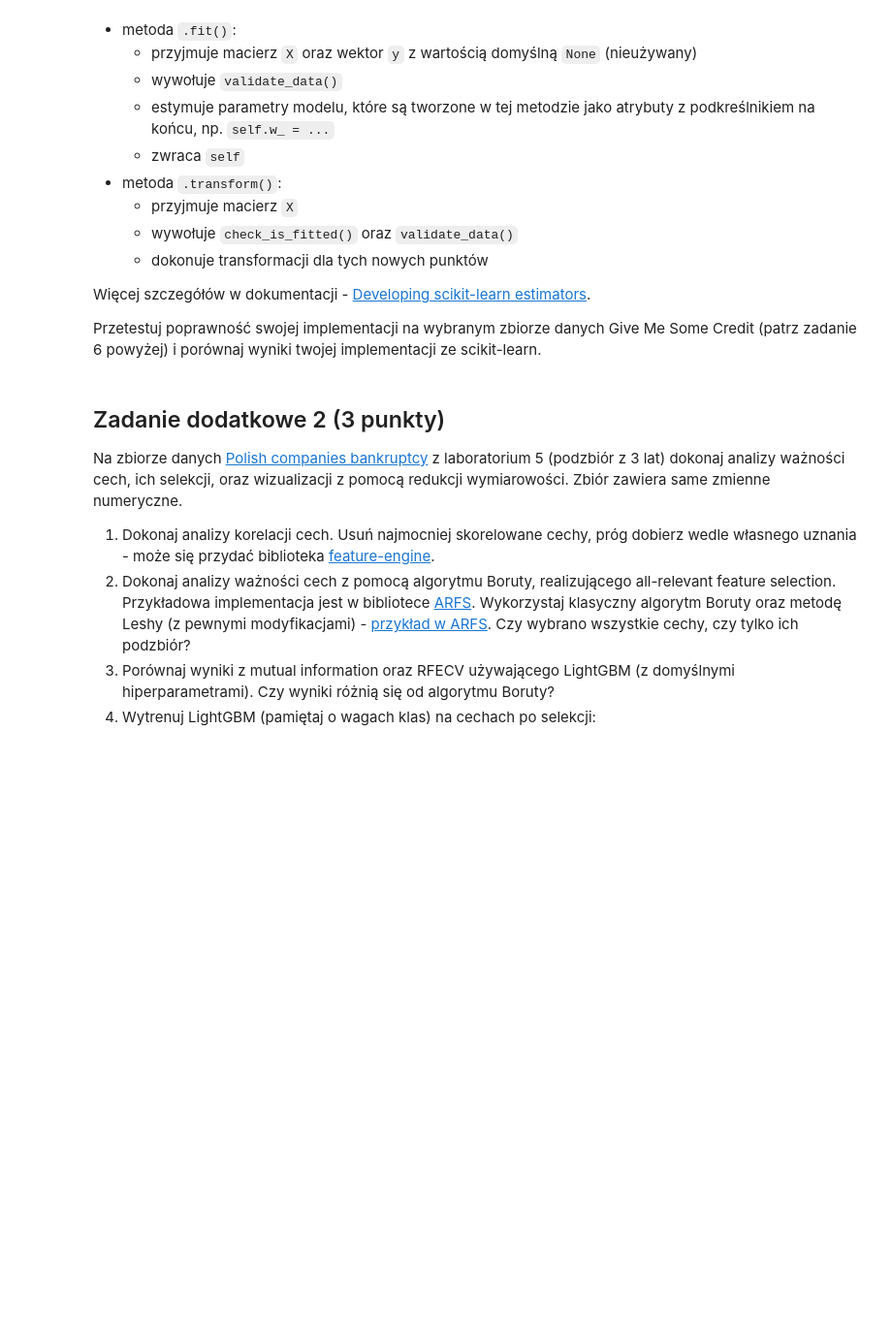
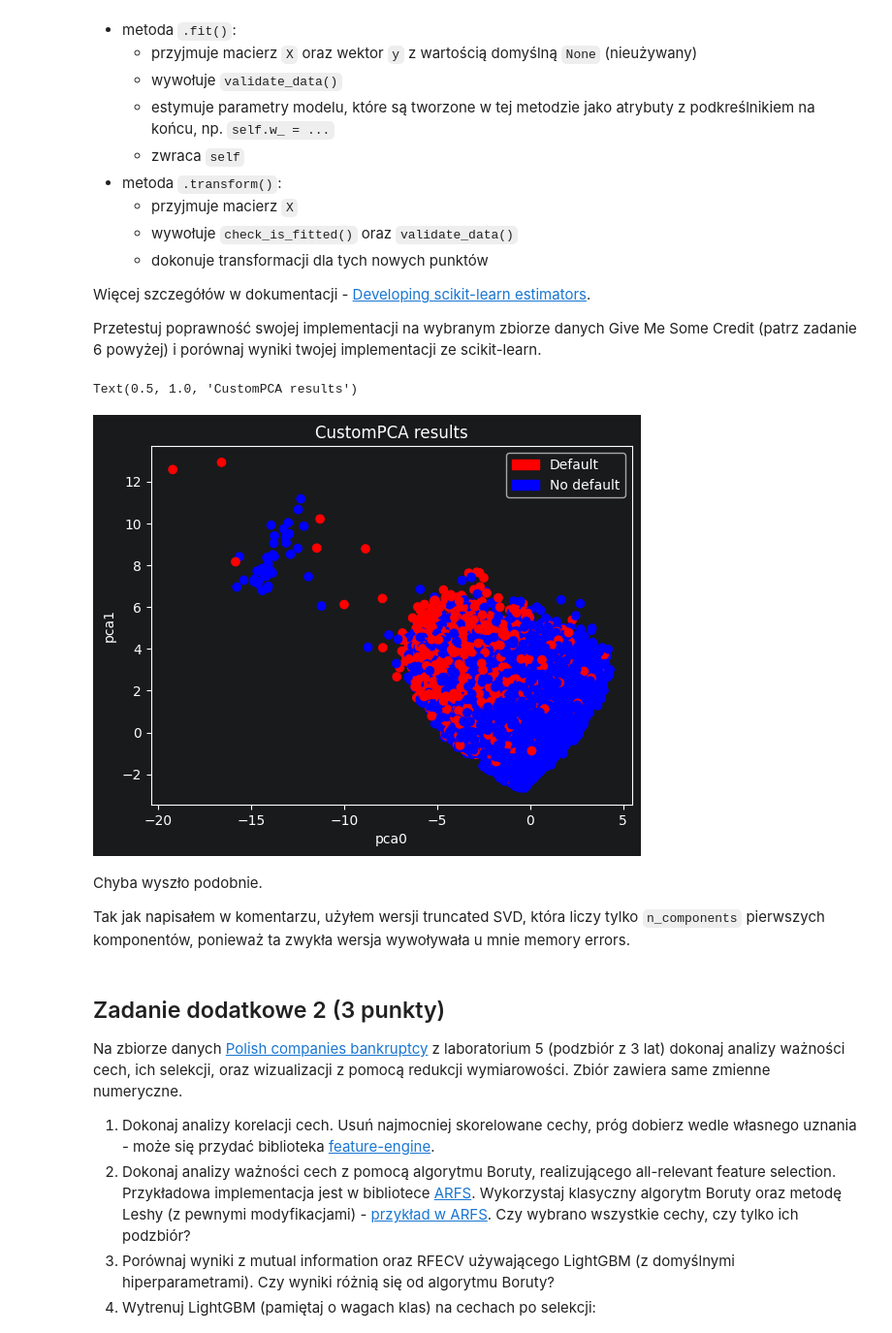
Before and after one commit to krzysztof-kopel/podstawy-uczenia-maszynowego, a Jupyter notebook: lab6/notebook.ipynb, the cells around one changed output. Shown at 97% size. Cells and saved outputs as stored; diff of their text form; code cells hidden in the pictures; blank space fills up the shorter version.

```diff
--- a/lab6/notebook.ipynb
+++ b/lab6/notebook.ipynb
@@ -913,6 +915,56 @@ Interfejs scikit-learn dla uczenia nienadzorowanego zakłada:
 Więcej szczegółów w dokumentacji - [Developing scikit-learn estimators](https://scikit-learn.org/stable/developers/develop.html).
 
 Przetestuj poprawność swojej implementacji na wybranym zbiorze danych Give Me Some Credit (patrz zadanie 6 powyżej) i porównaj wyniki twojej implementacji ze scikit-learn.
+# %%
+from sklearn.base import BaseEstimator, TransformerMixin
+from sklearn.utils.validation import validate_data, check_is_fitted
+from sklearn.decomposition import TruncatedSVD
+
+
+class CustomPCA(BaseEstimator, TransformerMixin):
+    def __init__(self, n_components: int=2):
+        self.n_components = n_components
+
+    def fit(self, X: np.ndarray, y: np.ndarray | None=None) -> 'CustomPCA':
+        X = validate_data(self, X)
+
+        # I used SVD from scikit-learn, because version from SciPy caused memory errors
+        svd = TruncatedSVD(n_components=self.n_components, random_state=0)
+        svd.fit(X)
+        Vh = svd.components_
+
+        Vk = np.transpose(Vh)[:, :self.n_components]
+        self.Vk_ = Vk
+
+        return self
+
+    def predict(self, X: np.ndarray) -> np.ndarray:
+        check_is_fitted(self)
+        X = validate_data(self, X)
+        return X @ self.Vk_
+# %%
+from matplotlib.colors import ListedColormap
+from matplotlib.patches import Patch
+
+custom_pca = CustomPCA(2)
+custom_pca.fit(X_scaled.to_numpy())
+X_custom_reduced = custom_pca.predict(X_scaled.to_numpy())
+
+plt.scatter(X_custom_reduced[:, 0], X_custom_reduced[:, 1], c=y_reduced, cmap=ListedColormap(["blue", "red"]))
+red_patch = Patch(color="red", label="Default")
+blue_patch = Patch(color="blue", label="No default")
+
+plt.legend(handles=[red_patch, blue_patch])
+plt.xlabel("pca0")
+plt.ylabel("pca1")
+plt.title("CustomPCA results")
+# %% [output]
+Text(0.5, 1.0, 'CustomPCA results')
+[figure, added]
+# %% [markdown]
+Chyba wyszło podobnie.
+
+Tak jak napisałem w komentarzu, użyłem wersji truncated SVD, która liczy tylko `n_components` pierwszych komponentów, ponieważ ta zwykła wersja wywoływała u mnie memory errors.
 # %% [markdown]
 ## Zadanie dodatkowe 2 (3 punkty)
 
```
Also changed, not shown: parts of 1 cell of this notebook.
